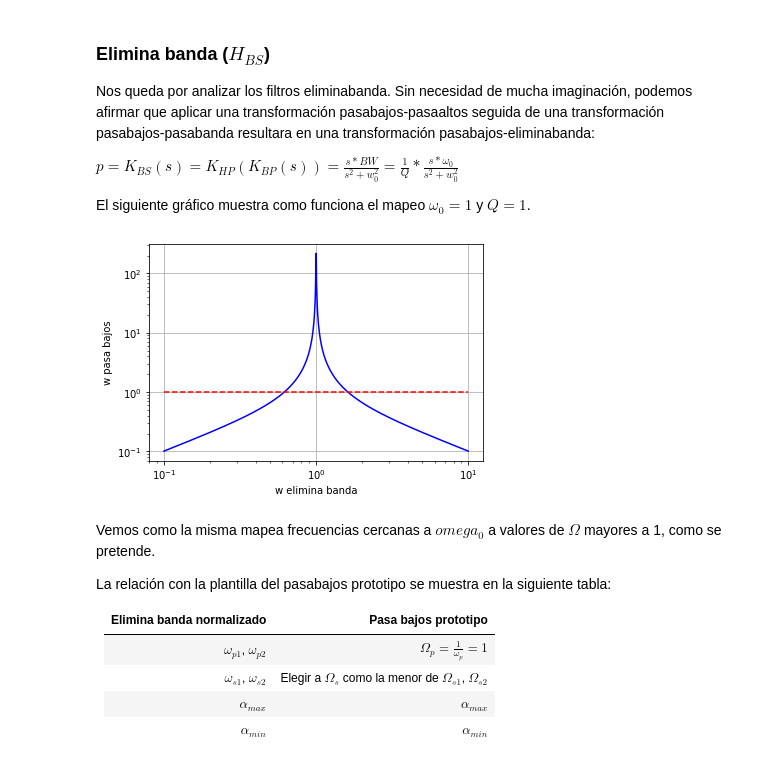
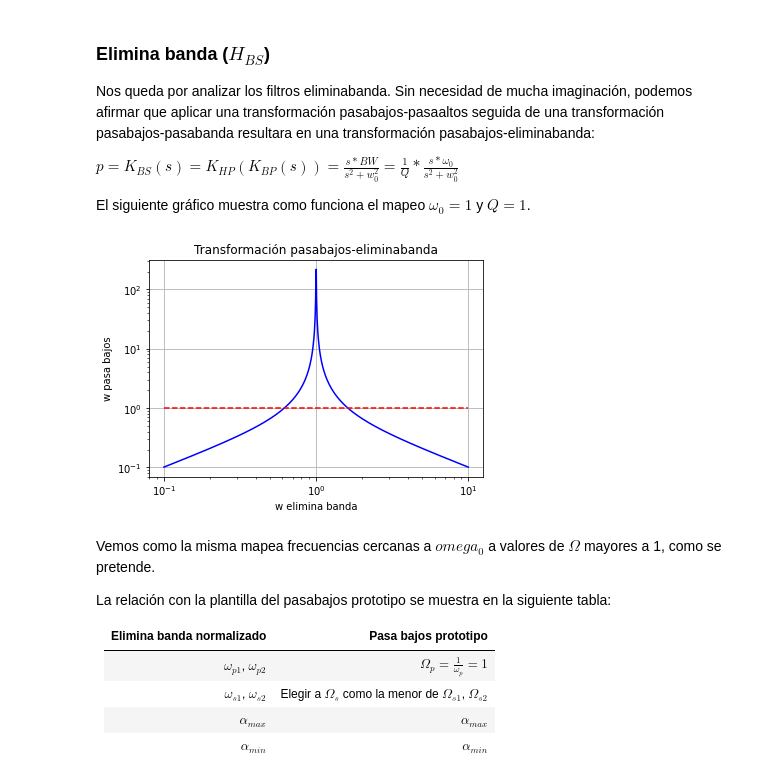
Before and after one commit to agalbachicar/tc2, a Jupyter notebook: notebooks/Transformacion en frecuencia.ipynb, the cells around one changed output. Saved outputs shown, nothing was run; the diff lists cells and outputs as text; code cells hidden in the pictures.

```diff
--- a/notebooks/Transformacion en frecuencia.ipynb
+++ b/notebooks/Transformacion en frecuencia.ipynb
@@ -317,27 +319,28 @@ El siguiente gráfico muestra como funciona el mapeo $\omega_0=1$ y $Q=1$.
 # %%
 # Frec eliminabanda
 w_bs = w_bp
 # Frec pasabajos prototipo
 w_lp = 1 / w_lp
 
 # Lineas de referencia
 line_1 = [1] * len(w_bp)
 line_minus_1 = [-1] * len(w_bp)
 
 # Ploteo
 fig, ax = plt.subplots()
 ax.ticklabel_format(useOffset=False)
 ax.set_ylabel('w pasa bajos')
 ax.set_xlabel('w elimina banda')
 ax.grid(True)
 title = 'Transformación pasabajos-eliminabanda'
+ax.set_title(title)
 ax.loglog(w_bp, w_lp, '-b')
 ax.loglog(w_bp, line_1, '--r')
 ax.loglog(w_bp, line_minus_1, '--r')
 
 plt.show()
 # %% [output]
-[figure, old version]
+[figure, new version]
 # %% [markdown]
 Vemos como la misma mapea frecuencias cercanas a $omega_0$ a valores de $\Omega$ mayores a 1, como se pretende.
 
```
Also changed, not shown: parts of 7 cells of this notebook.
